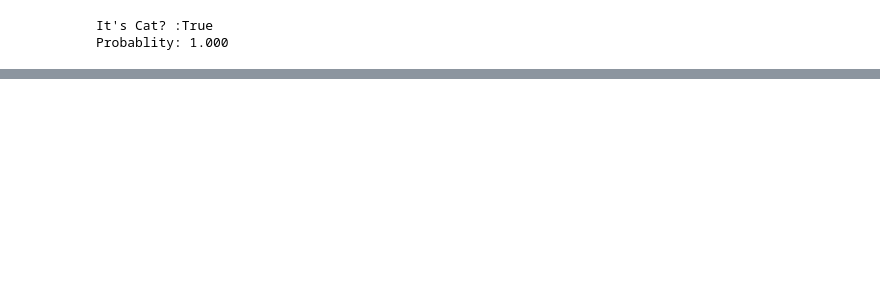
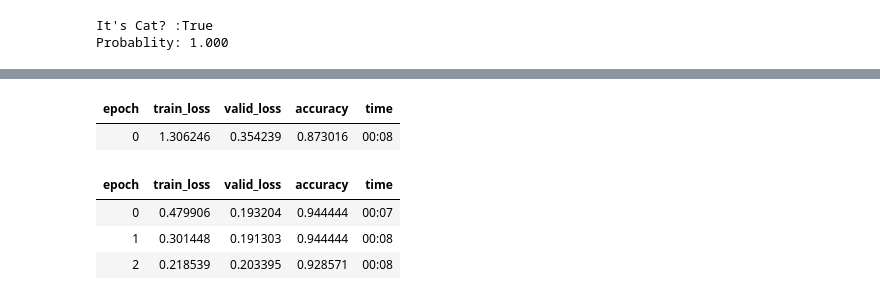
Before and after one commit to baxronovferuz1/DataScience_Np, a Jupyter notebook: Deep_Learning.ipynb, the cells around one changed output, grey strips where cells are left out. Drawn from its saved outputs; the diff is of its cells as text; code cells hidden in the pictures; blank space fills up the shorter version.

```diff
--- a/Deep_Learning.ipynb
+++ b/Deep_Learning.ipynb
@@ -53,0 +102,28 @@ Probablity: 1.000
+# %%
+from fastai.vision.all import *
+from ipywidgets import widget
+
+# path
+path=Path("train")
+# failed=verify_image(path)
+# fls=get_image_files(path)
+# fls
+
+# DataBlock
+transports=DataBlock(
+    blocks=(ImageBlock, CategoryBlock),
+    get_items=get_image_files,
+    splitter=RandomSplitter(valid_pct=0.2,seed=42),
+    get_y=parent_label,
+    item_tfms=Resize(224)
+)
+
+#dataloaders
+dls=transports.dataloaders(path)
+
+# dls.train.show_batch(max_n=16, nrows=4)
+
+# train
+learn=cnn_learner(dls, resnet34, metrics=accuracy)
+learn.fine_tune(3)
+# %% [output]
@@ -53,0 +131,6 @@ Probablity: 1.000
+| epoch | train_loss | valid_loss | accuracy | time |
+| 0 | 1.306246 | 0.354239 | 0.873016 | 00:08 |
+| epoch | train_loss | valid_loss | accuracy | time |
+| 0 | 0.479906 | 0.193204 | 0.944444 | 00:07 |
+| 1 | 0.301448 | 0.191303 | 0.944444 | 00:08 |
+| 2 | 0.218539 | 0.203395 | 0.928571 | 00:08 |
```
Also changed, not shown: parts of 10 cells of this notebook.
